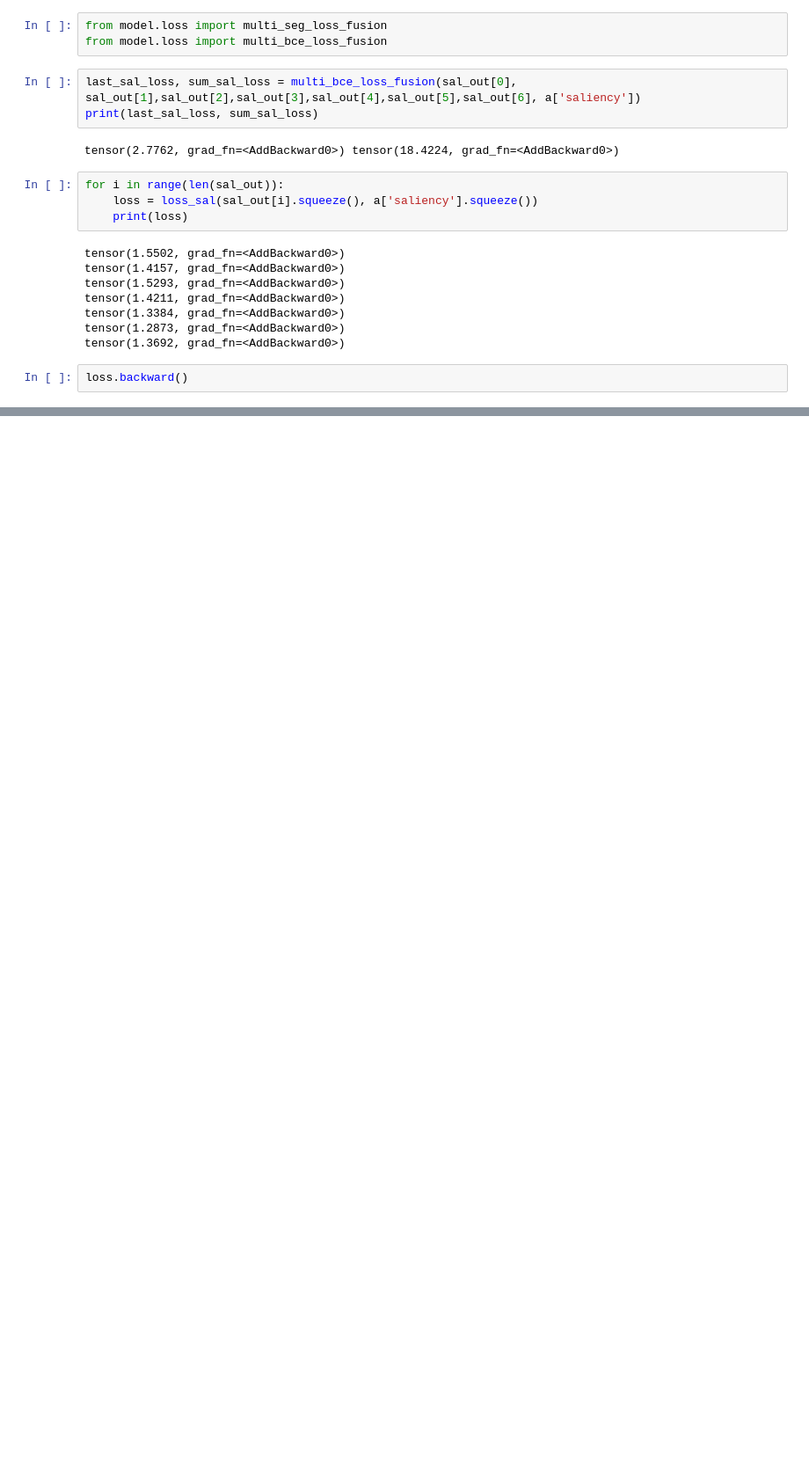
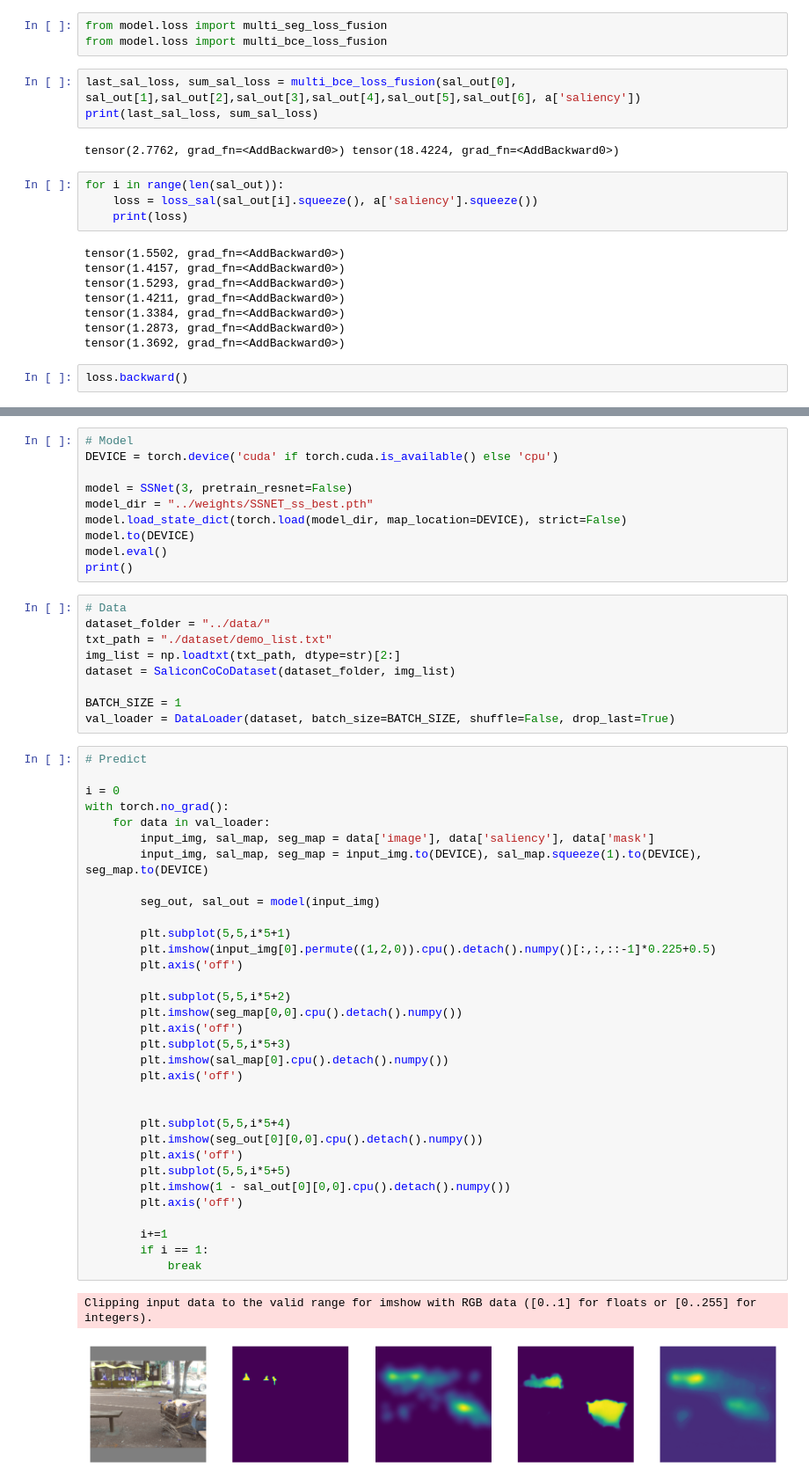
Before and after one commit to ckhui/SaliencySegmentationNet, a Jupyter notebook: Dev.ipynb, the cells around one changed output, grey strips where cells are left out. Shown: that part at 88% size. Drawn from its saved outputs; the diff is of its cells as text; blank space fills up the shorter version.

```diff
--- a/Dev.ipynb
+++ b/Dev.ipynb
@@ -84,0 +98,55 @@ loss.backward()
+# %%
+# Model
+DEVICE = torch.device('cuda' if torch.cuda.is_available() else 'cpu')
+
+model = SSNet(3, pretrain_resnet=False)
+model_dir = "../weights/SSNET_ss_best.pth"
+model.load_state_dict(torch.load(model_dir, map_location=DEVICE), strict=False)
+model.to(DEVICE)
+model.eval()
+print()
+# %%
+# Data
+dataset_folder = "../data/"
+txt_path = "./dataset/demo_list.txt"
+img_list = np.loadtxt(txt_path, dtype=str)[2:]
+dataset = SaliconCoCoDataset(dataset_folder, img_list)
+
+BATCH_SIZE = 1
+val_loader = DataLoader(dataset, batch_size=BATCH_SIZE, shuffle=False, drop_last=True)
+# %%
+# Predict
+
+i = 0
+with torch.no_grad():
+    for data in val_loader:
+        input_img, sal_map, seg_map = data['image'], data['saliency'], data['mask']
+        input_img, sal_map, seg_map = input_img.to(DEVICE), sal_map.squeeze(1).to(DEVICE), seg_map.to(DEVICE)
+
+        seg_out, sal_out = model(input_img)
+
+        plt.subplot(5,5,i*5+1)
+        plt.imshow(input_img[0].permute((1,2,0)).cpu().detach().numpy()[:,:,::-1]*0.225+0.5)
+        plt.axis('off')
+
+        plt.subplot(5,5,i*5+2)
+        plt.imshow(seg_map[0,0].cpu().detach().numpy())
+        plt.axis('off')
+        plt.subplot(5,5,i*5+3)
+        plt.imshow(sal_map[0].cpu().detach().numpy())
+        plt.axis('off')
+
+
+        plt.subplot(5,5,i*5+4)
+        plt.imshow(seg_out[0][0,0].cpu().detach().numpy())
+        plt.axis('off')
+        plt.subplot(5,5,i*5+5)
+        plt.imshow(1 - sal_out[0][0,0].cpu().detach().numpy())
+        plt.axis('off')
+
+        i+=1
+        if i == 1:
+            break
+# %% [output]
+Clipping input data to the valid range for imshow with RGB data ([0..1] for floats or [0..255] for integers).
+[figure, added]
```
Also changed, not shown: parts of 31 cells of this notebook.
